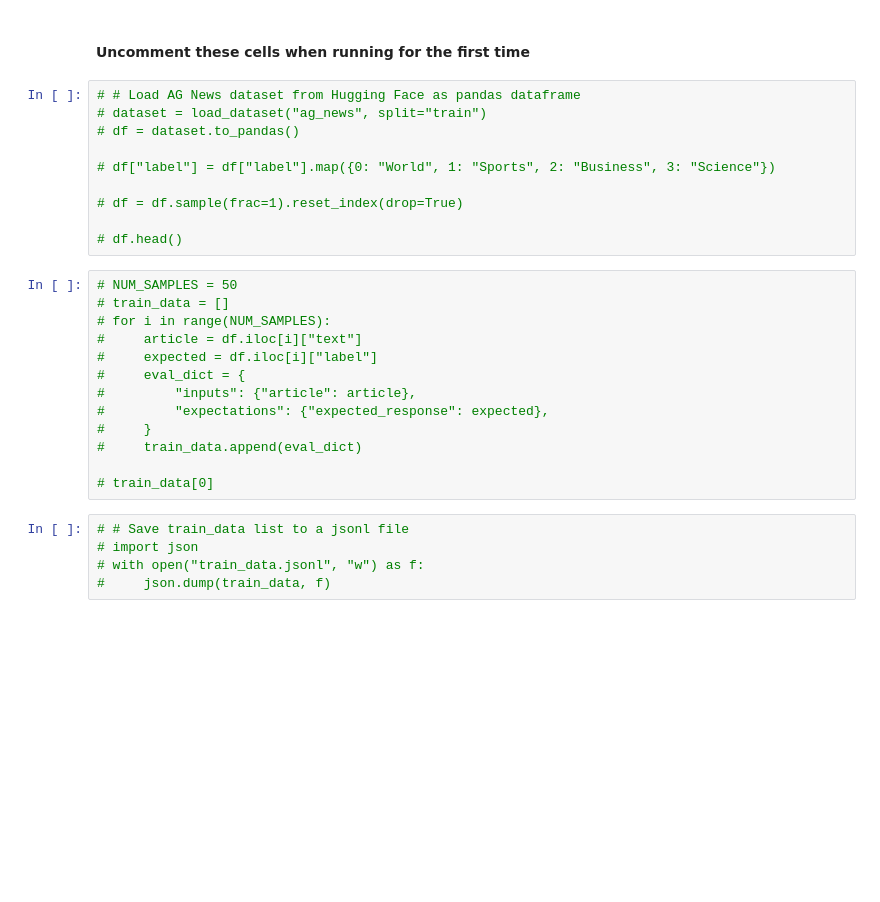
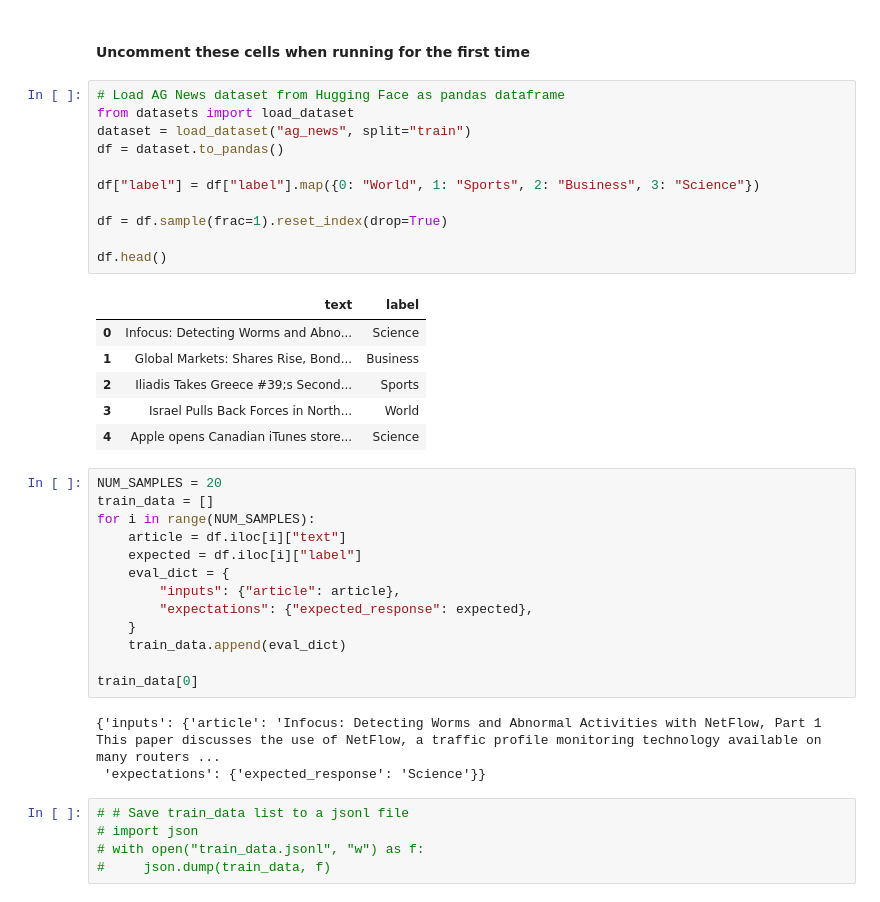
Before and after one commit to srinathmkce/TheAIGuy, a Jupyter notebook: NLP/mlflow_examples/1-optimize-prompt-example.ipynb, the cells around one changed output. Drawn from its saved outputs; the diff is of its cells as text; blank space fills up the shorter version.

```diff
--- a/NLP/mlflow_examples/1-optimize-prompt-example.ipynb
+++ b/NLP/mlflow_examples/1-optimize-prompt-example.ipynb
@@ -23,28 +22,39 @@ os.environ["MLFLOW_EXPERIMENT_NAME"] = "prompt_optimization"
 # %% [markdown]
 #### Uncomment these cells when running for the first time
 # %%
-# # Load AG News dataset from Hugging Face as pandas dataframe
-# dataset = load_dataset("ag_news", split="train")
-# df = dataset.to_pandas()
+# Load AG News dataset from Hugging Face as pandas dataframe
+from datasets import load_dataset
+dataset = load_dataset("ag_news", split="train")
+df = dataset.to_pandas()
 
-# df["label"] = df["label"].map({0: "World", 1: "Sports", 2: "Business", 3: "Science"})
+df["label"] = df["label"].map({0: "World", 1: "Sports", 2: "Business", 3: "Science"})
 
-# df = df.sample(frac=1).reset_index(drop=True)
+df = df.sample(frac=1).reset_index(drop=True)
 
-# df.head()
+df.head()
+# %% [output]
+|  | text | label |
+| 0 | Infocus: Detecting Worms and Abno... | Science |
+| 1 | Global Markets: Shares Rise, Bond... | Business |
+| 2 | Iliadis Takes Greece #39;s Second... | Sports |
+| 3 | Israel Pulls Back Forces in North... | World |
+| 4 | Apple opens Canadian iTunes store... | Science |
 # %%
-# NUM_SAMPLES = 50
-# train_data = []
-# for i in range(NUM_SAMPLES):
-#     article = df.iloc[i]["text"]
-#     expected = df.iloc[i]["label"]
-#     eval_dict = {
-#         "inputs": {"article": article},
-#         "expectations": {"expected_response": expected},
-#     }
-#     train_data.append(eval_dict)
+NUM_SAMPLES = 20
+train_data = []
+for i in range(NUM_SAMPLES):
+    article = df.iloc[i]["text"]
+    expected = df.iloc[i]["label"]
+    eval_dict = {
+        "inputs": {"article": article},
+        "expectations": {"expected_response": expected},
+    }
+    train_data.append(eval_dict)
 
-# train_data[0]
+train_data[0]
+# %% [output]
+{'inputs': {'article': 'Infocus: Detecting Worms and Abnormal Activities with NetFlow, Part 1 This paper discusses the use of NetFlow, a traffic profile monitoring technology available on many routers ...
+ 'expectations': {'expected_response': 'Science'}}
 # %%
 # # Save train_data list to a jsonl file
 # import json
```
Also changed, not shown: parts of 10 cells of this notebook, 7 other files.
